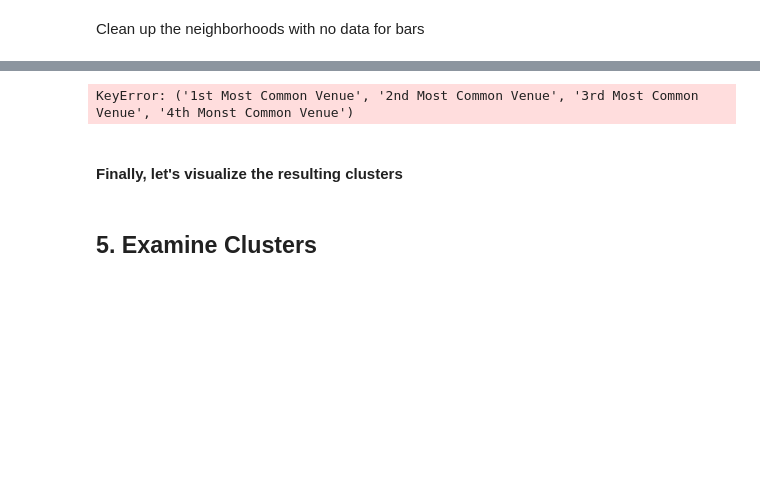
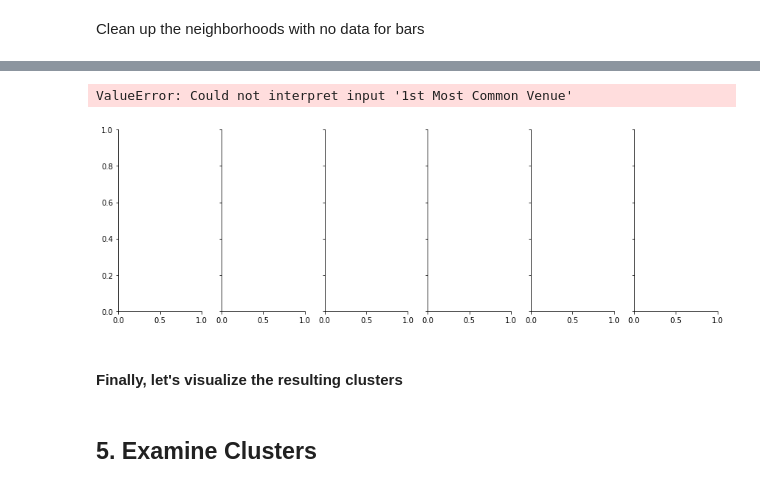
Before and after one commit to Ozzy878/Coursera_Capstone, a Jupyter notebook: Battle of the Neighborhoods/IBM_Final_CapstoneProject.ipynb, the cells around one changed output, grey strips where cells are left out. Drawn from its saved outputs; the diff is of its cells as text; code cells hidden in the pictures; blank space fills up the shorter version.

```diff
--- a/Battle of the Neighborhoods/IBM_Final_CapstoneProject.ipynb
+++ b/Battle of the Neighborhoods/IBM_Final_CapstoneProject.ipynb
@@ -633,11 +633,12 @@ boston_merged.head()
 | 3 | Longwood | 0.29 | 42.3367 | -71.0981 | 2.0 | Pub | Bar | ... |
 | 4 | Bay Village | 0.04 | 42.3488 | -71.0666 | 4.0 | Wine Bar | Dive Bar | ... |
 | 5 | Leather District | 0.02 | 42.3498 | -71.0584 | 4.0 | Dive Bar | Wine Bar | ... |
-# %%
-g = sns.PairGrid(boston_merged['1st Most Common Venue', '2nd Most Common Venue', '3rd Most Common Venue', '4th Monst Common Venue'], height=4, aspect=0.5)
-g.map(sns.barplot("Clusters", "Bar Types"))
-# %% [output]
-KeyError: ('1st Most Common Venue', '2nd Most Common Venue', '3rd Most Common Venue', '4th Monst Common Venue')
+# %%
+g = sns.FacetGrid(boston_merged, col="Bars and Pubs", height=4, aspect=0.5)
+g.map(sns.barplot('1st Most Common Venue', '2nd Most Common Venue'))
+# %% [output]
+ValueError: Could not interpret input '1st Most Common Venue'
+[figure, added]
 # %%
 sns.catplot(x='Bars and Pubs', y='1st Most Common Venue', data=boston_merged, kind='bar')
 # %%
```
